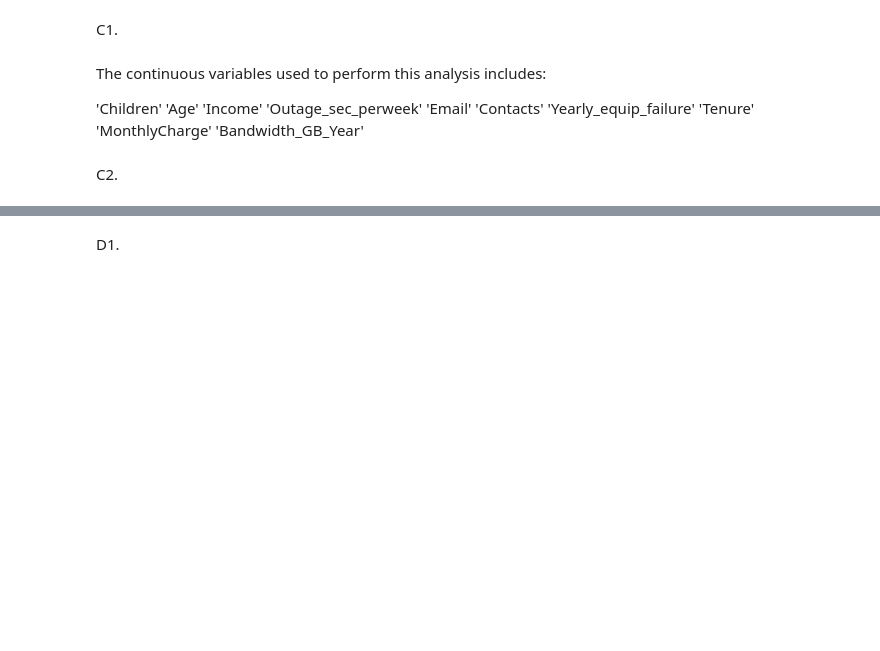
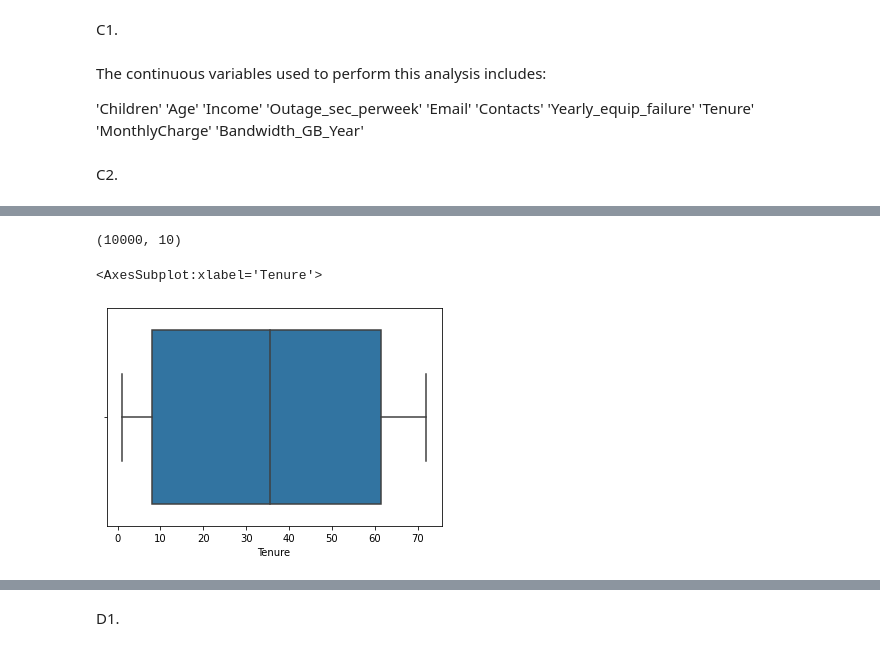
Before and after one commit to michaelle93/D212, a Jupyter notebook: D212task2.ipynb, the cells around one changed output, grey strips where cells are left out. Saved outputs shown, nothing was run; the diff lists cells and outputs as text; code cells hidden in the pictures; blank space fills up the shorter version.

```diff
--- a/D212task2.ipynb
+++ b/D212task2.ipynb
@@ -33,0 +43,2 @@ C2.
+# %%
+df = pd.read_csv('churn_clean.csv')
@@ -33,0 +99,7 @@ C2.
+# %%
+non_numeric = df[['City','County','Zip','Job','TimeZone', 'Population',
+          'Lat','Lng','UID', 'Customer_id','Interaction','CaseOrder','State','Gender',
+          'Churn','Techie','Contract','Port_modem', 'Area','Tablet','Phone',
+           'OnlineSecurity','Multiple','OnlineBackup','TechSupport','DeviceProtection','StreamingTV',
+          'StreamingMovies','PaperlessBilling','PaymentMethod','Marital','InternetService', 'Item1', 'Item2', 'Item3', 'Item4', 'Item5',
+       'Item6', 'Item7', 'Item8']]
@@ -33,0 +122,2 @@ C2.
+# %%
+df_numeric = df.drop(non_numeric, axis=1)
@@ -33,0 +182,9 @@ C2.
+# %%
+df_numeric.shape
+# %% [output]
+(10000, 10)
+# %%
+sns.boxplot('Tenure', data=df_numeric)
+# %% [output]
+<AxesSubplot:xlabel='Tenure'>
+[figure, added]
```
Also changed, not shown: parts of 40 cells of this notebook, 1 other file.
